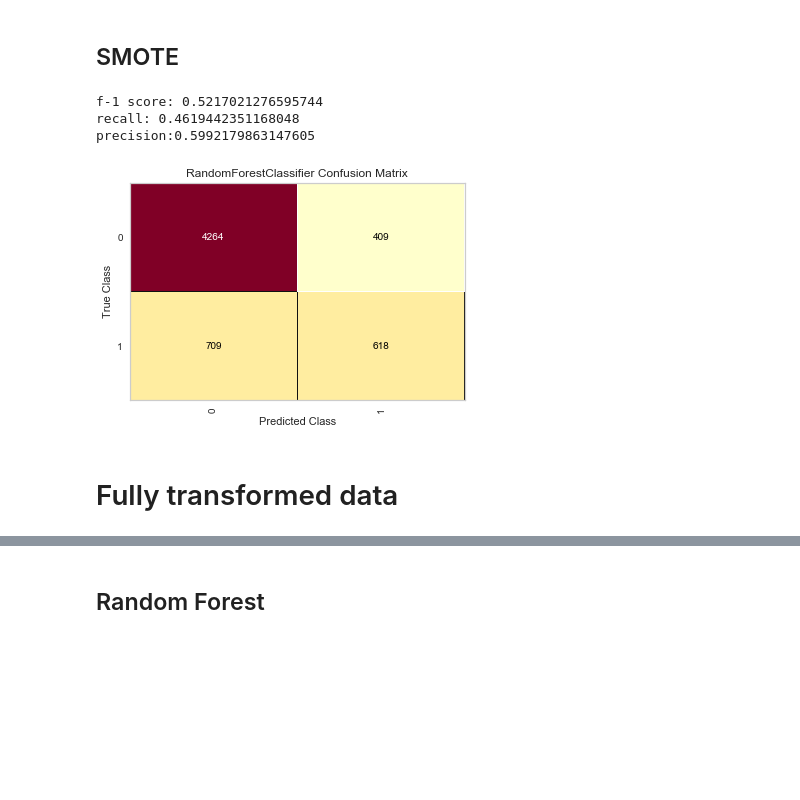
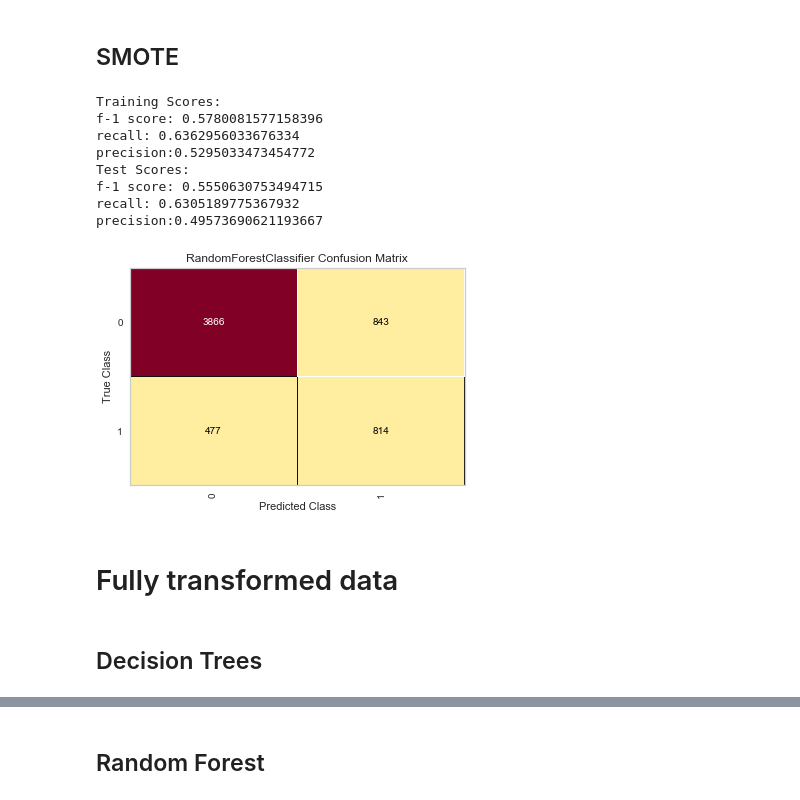
Before and after one commit to nt-ds/default-of-credit-card-clients, a Jupyter notebook: notebooks/2.0-models.ipynb, the cells around one changed output, grey strips where cells are left out. Saved outputs shown, nothing was run; the diff lists cells and outputs as text; code cells hidden in the pictures; blank space fills up the shorter version.

```diff
--- a/notebooks/2.0-models.ipynb
+++ b/notebooks/2.0-models.ipynb
@@ -247,27 +234,31 @@ y = ccd_df.DEFAULT
 X_train_sm, X_test_sm, y_train_sm, y_test_sm = train_test_split(X, y, test_size=0.2)
 X_sm, y_sm = ccd_smote.fit_resample(X_train_sm, y_train_sm)
 # %%
-ccd_sm_rf_gs_clf = RandomForestClassifier(n_estimators=100)
+ccd_sm_rf_rs_clf = RandomForestClassifier(n_estimators=100)
 
-ccd_sm_rf_gs_params = {
+ccd_sm_rf_rs_params = {
     'class_weight': ['balanced'],
-    'min_samples_leaf': [5, 10, 15],
-    'min_samples_split': [10, 20, 30, 40]
+    'min_samples_leaf': sp_randint(5, 20),
+    'min_samples_split': sp_randint(5, 50),
+    'max_depth': sp_randint(3, 15)
 }
 
-ccd_sm_rf_gs = GridSearchCV(ccd_sm_rf_gs_clf, ccd_sm_rf_gs_params, scoring='recall', cv=3)
+
+ccd_sm_rf_rs = RandomizedSearchCV(ccd_sm_rf_rs_clf, ccd_sm_rf_rs_params, scoring='recall', cv=3)
 # %%
-ccd_sm_rf_gs.fit(X_sm, y_sm);
+ccd_sm_rf_rs.fit(X_sm, y_sm);
-# %%
-best_sm_rf_model = ccd_sm_rf_gs.best_estimator_
-best_sm_rf_preds = best_sm_rf_model.predict(X_test_sm)
-evf.all_scores(y_test_sm, best_sm_rf_preds)
-evf.plot_confusion_matrix(best_sm_rf_model, X_sm, X_test_sm, y_sm, y_test_sm)
-# %% [output]
-f-1 score: 0.5217021276595744
-recall: 0.4619442351168048
-precision:0.5992179863147605
-[figure, removed]
+# %%
+evf.scores_confusion_matrix(ccd_sm_rf_rs, X_train_sm, X_test_sm, y_train_sm, y_test_sm )
+# %% [output]
+Training Scores:
+f-1 score: 0.5780081577158396
+recall: 0.6362956033676334
+precision:0.5295033473454772
+Test Scores:
+f-1 score: 0.5550630753494715
+recall: 0.6305189775367932
+precision:0.49573690621193667
+[figure, added]
 # %% [markdown]
 # Fully transformed data
 # %%
@@ -279,3 +270,5 @@ X_tr = ccd_tr.drop('DEFAULT', axis=1)
 y_tr = ccd_tr.DEFAULT
 X_tr_train, X_tr_test, y_tr_train, y_tr_test = train_test_split(
     X_tr, y_tr, test_size=0.2)
+# %% [markdown]
+## Decision Trees
```
Also changed, not shown: parts of 17 cells of this notebook.
